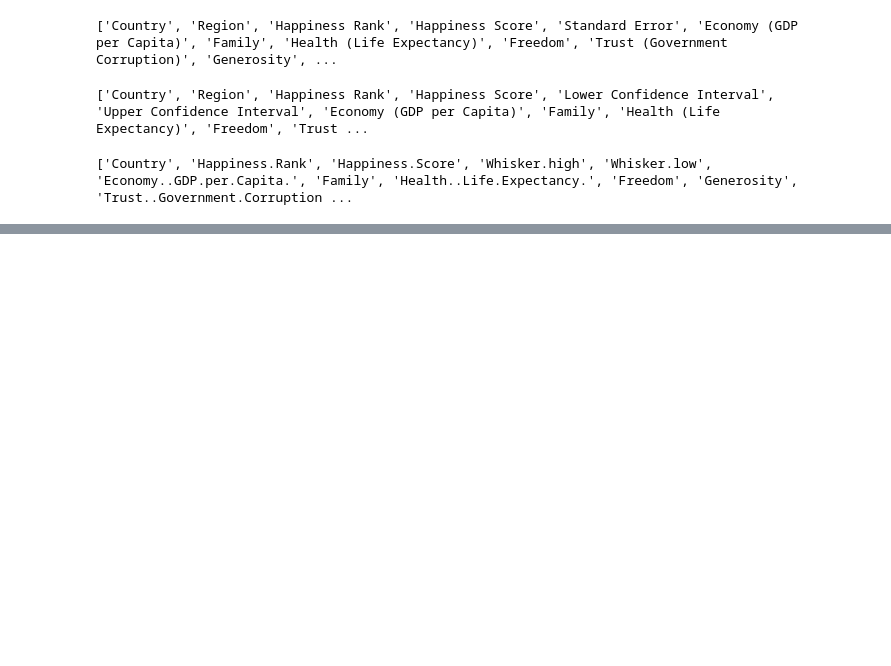
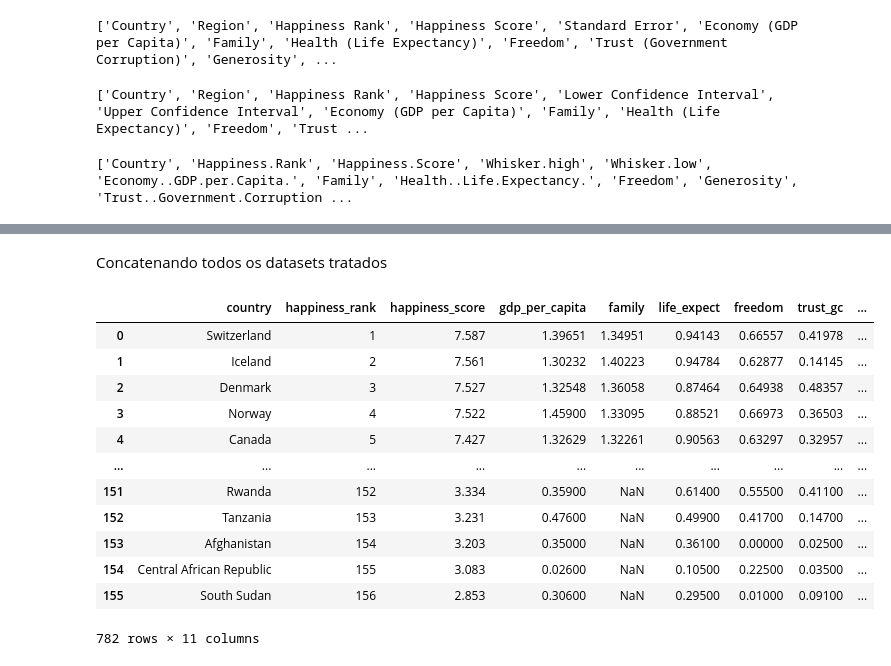
Before and after one commit to crismassaneiro/world-happiness-report, a Jupyter notebook: analisys.ipynb, the cells around one changed output, grey strips where cells are left out. Cells and saved outputs as stored; diff of their text form; code cells hidden in the pictures; blank space fills up the shorter version.

Commit message:
concatenando os datasets tratados

```diff
--- a/analisys.ipynb
+++ b/analisys.ipynb
@@ -143,0 +242,11 @@ print(list(dataset2019.columns))
+# %%
+dataset2017.rename(columns={'Country': 'country',
+                            'Happiness.Rank': 'happiness_rank',
+                            'Happiness.Score': 'happiness_score',
+                            'Economy..GDP.per.Capita.': 'gdp_per_capita',
+                            'Family': 'family',
+                            'Health..Life.Expectancy.': 'life_expect',
+                            'Freedom': 'freedom',
+                            'Trust..Government.Corruption.': 'trust_gc',
+                            'Generosity': 'generosity'},inplace = True)
+dataset2017.drop(columns=['Whisker.high', 'Whisker.low', 'Dystopia.Residual'],axis=1, inplace=True)
@@ -143,0 +268,10 @@ print(list(dataset2019.columns))
+# %%
+dataset2018.rename(columns={'Country or region': 'country',
+                            'Overall rank': 'happiness_rank',
+                            'Score': 'happiness_score',
+                            'GDP per capita': 'gdp_per_capita',
+                            'Social support': 'social_support',
+                            'Healthy life expectancy': 'life_expect',
+                            'Freedom to make life choices': 'freedom',
+                            'Perceptions of corruption': 'trust_gc',
+                            'Generosity': 'generosity'},inplace = True)
@@ -143,0 +293,10 @@ print(list(dataset2019.columns))
+# %%
+dataset2019.rename(columns={'Country or region': 'country',
+                            'Overall rank': 'happiness_rank',
+                            'Score': 'happiness_score',
+                            'GDP per capita': 'gdp_per_capita',
+                            'Social support': 'social_support',
+                            'Healthy life expectancy': 'life_expect',
+                            'Freedom to make life choices': 'freedom',
+                            'Perceptions of corruption': 'trust_gc',
+                            'Generosity': 'generosity'},inplace = True)
@@ -143,0 +312,20 @@ print(list(dataset2019.columns))
+# %% [markdown]
+Concatenando todos os datasets tratados
+# %%
+all_datasets = pd.concat([dataset2015, dataset2016, dataset2017, dataset2018, dataset2019],axis=0)
+# %%
+all_datasets
+# %% [output]
+|  | country | happiness_rank | happiness_score | gdp_per_capita | family | life_expect | freedom | trust_gc | ... |
+| 0 | Switzerland | 1 | 7.587 | 1.39651 | 1.34951 | 0.94143 | 0.66557 | 0.41978 | ... |
+| 1 | Iceland | 2 | 7.561 | 1.30232 | 1.40223 | 0.94784 | 0.62877 | 0.14145 | ... |
+| 2 | Denmark | 3 | 7.527 | 1.32548 | 1.36058 | 0.87464 | 0.64938 | 0.48357 | ... |
+| 3 | Norway | 4 | 7.522 | 1.45900 | 1.33095 | 0.88521 | 0.66973 | 0.36503 | ... |
+| 4 | Canada | 5 | 7.427 | 1.32629 | 1.32261 | 0.90563 | 0.63297 | 0.32957 | ... |
+| ... | ... | ... | ... | ... | ... | ... | ... | ... | ... |
+| 151 | Rwanda | 152 | 3.334 | 0.35900 | NaN | 0.61400 | 0.55500 | 0.41100 | ... |
+| 152 | Tanzania | 153 | 3.231 | 0.47600 | NaN | 0.49900 | 0.41700 | 0.14700 | ... |
+| 153 | Afghanistan | 154 | 3.203 | 0.35000 | NaN | 0.36100 | 0.00000 | 0.02500 | ... |
+| 154 | Central African Republic | 155 | 3.083 | 0.02600 | NaN | 0.10500 | 0.22500 | 0.03500 | ... |
+| 155 | South Sudan | 156 | 2.853 | 0.30600 | NaN | 0.29500 | 0.01000 | 0.09100 | ... |
+782 rows × 11 columns
```
Also changed, not shown: parts of 31 cells of this notebook.
